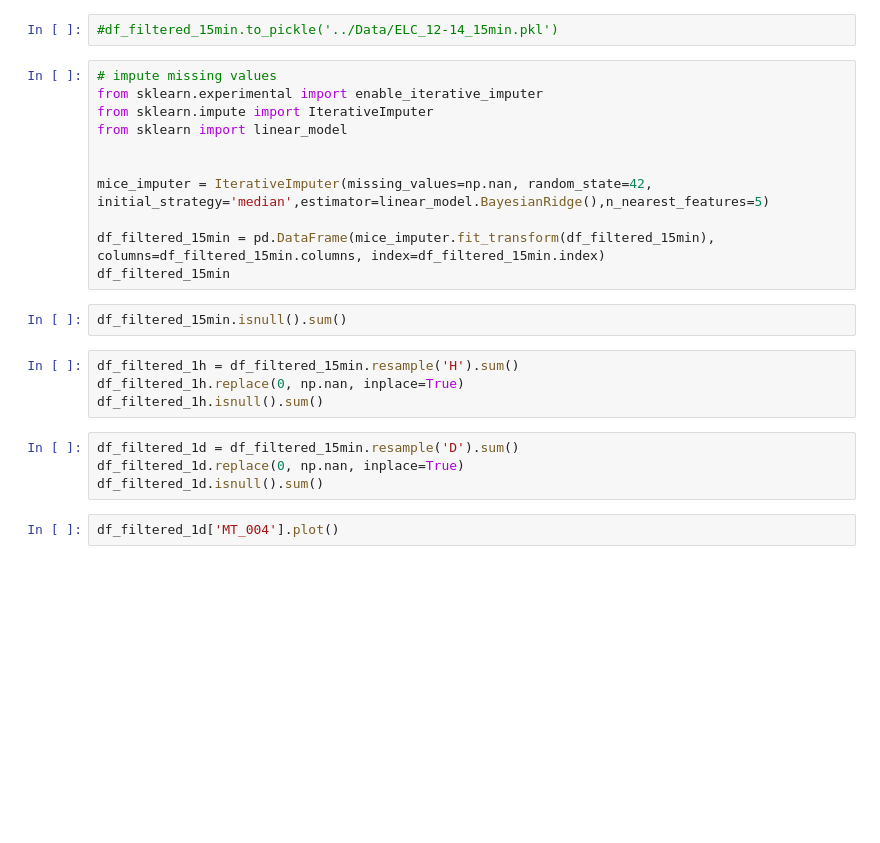
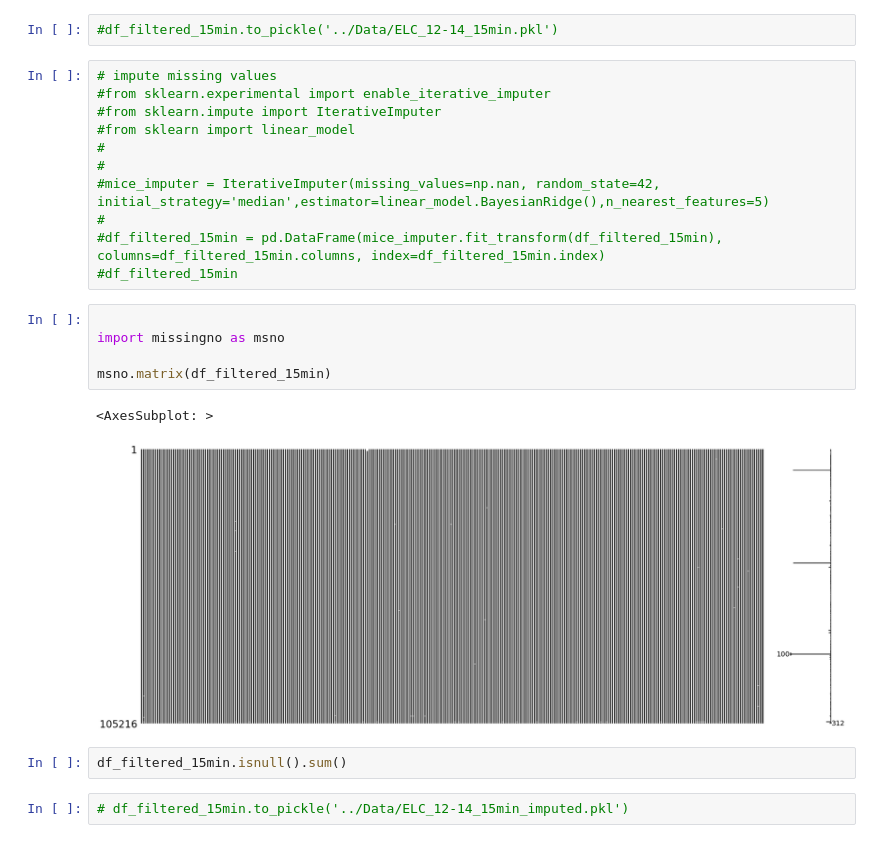
Before and after one commit to yichuang25/Electricity_Forecasting, a Jupyter notebook: Preprocessing/Cleaning_15min.ipynb, the cells around one changed output. Cells and saved outputs as stored; diff of their text form; blank space fills up the shorter version.

```diff
--- a/Preprocessing/Cleaning_15min.ipynb
+++ b/Preprocessing/Cleaning_15min.ipynb
@@ -49,24 +191,24 @@ df_filtered_15min.isnull().sum()
 #df_filtered_15min.to_pickle('../Data/ELC_12-14_15min.pkl')
 # %%
 # impute missing values
-from sklearn.experimental import enable_iterative_imputer
-from sklearn.impute import IterativeImputer
-from sklearn import linear_model
-
-
-mice_imputer = IterativeImputer(missing_values=np.nan, random_state=42, initial_strategy='median',estimator=linear_model.BayesianRidge(),n_nearest_features=5)
-
-df_filtered_15min = pd.DataFrame(mice_imputer.fit_transform(df_filtered_15min), columns=df_filtered_15min.columns, index=df_filtered_15min.index)
-df_filtered_15min
+#from sklearn.experimental import enable_iterative_imputer
+#from sklearn.impute import IterativeImputer
+#from sklearn import linear_model
+#
+#
+#mice_imputer = IterativeImputer(missing_values=np.nan, random_state=42, initial_strategy='median',estimator=linear_model.BayesianRidge(),n_nearest_features=5)
+#
+#df_filtered_15min = pd.DataFrame(mice_imputer.fit_transform(df_filtered_15min), columns=df_filtered_15min.columns, index=df_filtered_15min.index)
+#df_filtered_15min
+# %%
+
+import missingno as msno
+
+msno.matrix(df_filtered_15min)
+# %% [output]
+<AxesSubplot: >
+[figure, added]
 # %%
 df_filtered_15min.isnull().sum()
-# %%
-df_filtered_1h = df_filtered_15min.resample('H').sum()
-df_filtered_1h.replace(0, np.nan, inplace=True)
-df_filtered_1h.isnull().sum()
-# %%
-df_filtered_1d = df_filtered_15min.resample('D').sum()
-df_filtered_1d.replace(0, np.nan, inplace=True)
-df_filtered_1d.isnull().sum()
-# %%
-df_filtered_1d['MT_004'].plot()
+# %%
+# df_filtered_15min.to_pickle('../Data/ELC_12-14_15min_imputed.pkl')
```
Also changed, not shown: parts of 16 cells of this notebook, 3 other files.
